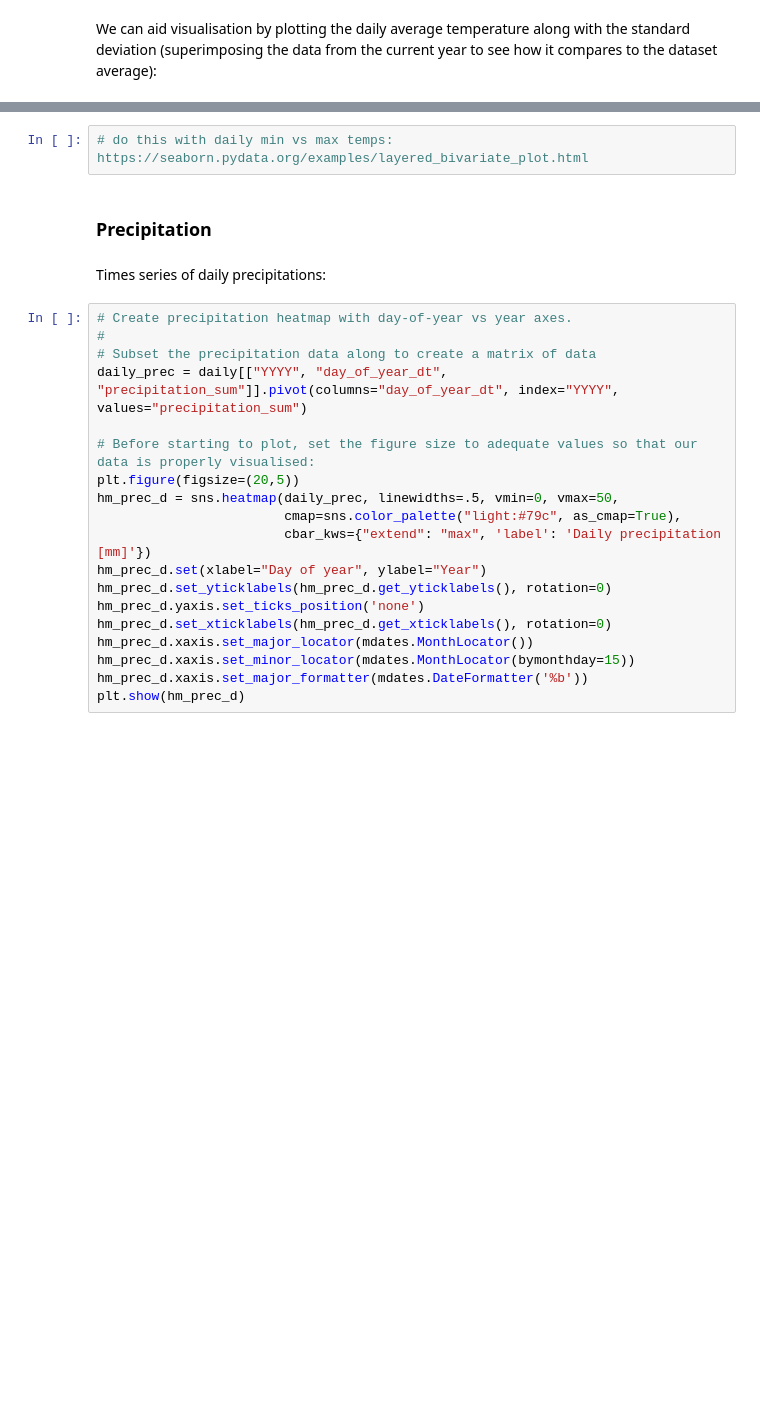
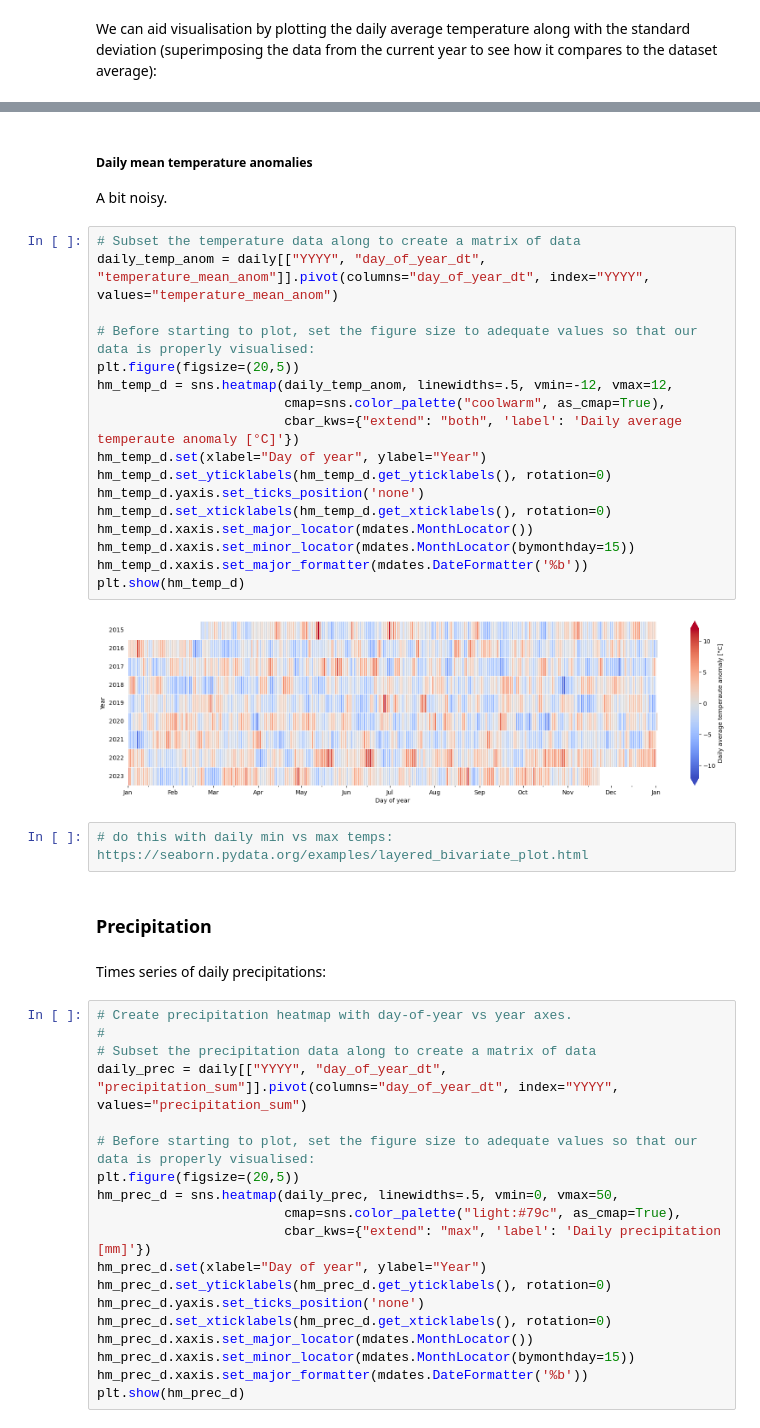
Before and after one commit to markeletona/euskalmet, a Jupyter notebook: scripts/data_representation.ipynb, the cells around one changed output, grey strips where cells are left out. Cells and saved outputs as stored; diff of their text form; blank space fills up the shorter version.

Commit message:
data update + added new plot
data update + estimated daily climatologies and used them to estimate dailiy mean temperature anomalies

```diff
--- a/scripts/data_representation.ipynb
+++ b/scripts/data_representation.ipynb
@@ -211,3 +243,25 @@ plt.show(ax_temp_av)
+# %% [markdown]
+##### **Daily mean temperature anomalies**
+A bit noisy.
+# %%
+# Subset the temperature data along to create a matrix of data
+daily_temp_anom = daily[["YYYY", "day_of_year_dt", "temperature_mean_anom"]].pivot(columns="day_of_year_dt", index="YYYY", values="temperature_mean_anom")
+
+# Before starting to plot, set the figure size to adequate values so that our data is properly visualised:
+plt.figure(figsize=(20,5))
+hm_temp_d = sns.heatmap(daily_temp_anom, linewidths=.5, vmin=-12, vmax=12,
+                        cmap=sns.color_palette("coolwarm", as_cmap=True),
+                        cbar_kws={"extend": "both", 'label': 'Daily average temperaute anomaly [°C]'})
+hm_temp_d.set(xlabel="Day of year", ylabel="Year")
+hm_temp_d.set_yticklabels(hm_temp_d.get_yticklabels(), rotation=0)
+hm_temp_d.yaxis.set_ticks_position('none')
+hm_temp_d.set_xticklabels(hm_temp_d.get_xticklabels(), rotation=0)
+hm_temp_d.xaxis.set_major_locator(mdates.MonthLocator())
+hm_temp_d.xaxis.set_minor_locator(mdates.MonthLocator(bymonthday=15))
+hm_temp_d.xaxis.set_major_formatter(mdates.DateFormatter('%b'))
+plt.show(hm_temp_d)
+# %% [output]
+[figure, added]
 # %%
 # do this with daily min vs max temps: https://seaborn.pydata.org/examples/layered_bivariate_plot.html
 # %% [markdown]
```
Also changed, not shown: parts of 12 cells of this notebook.
